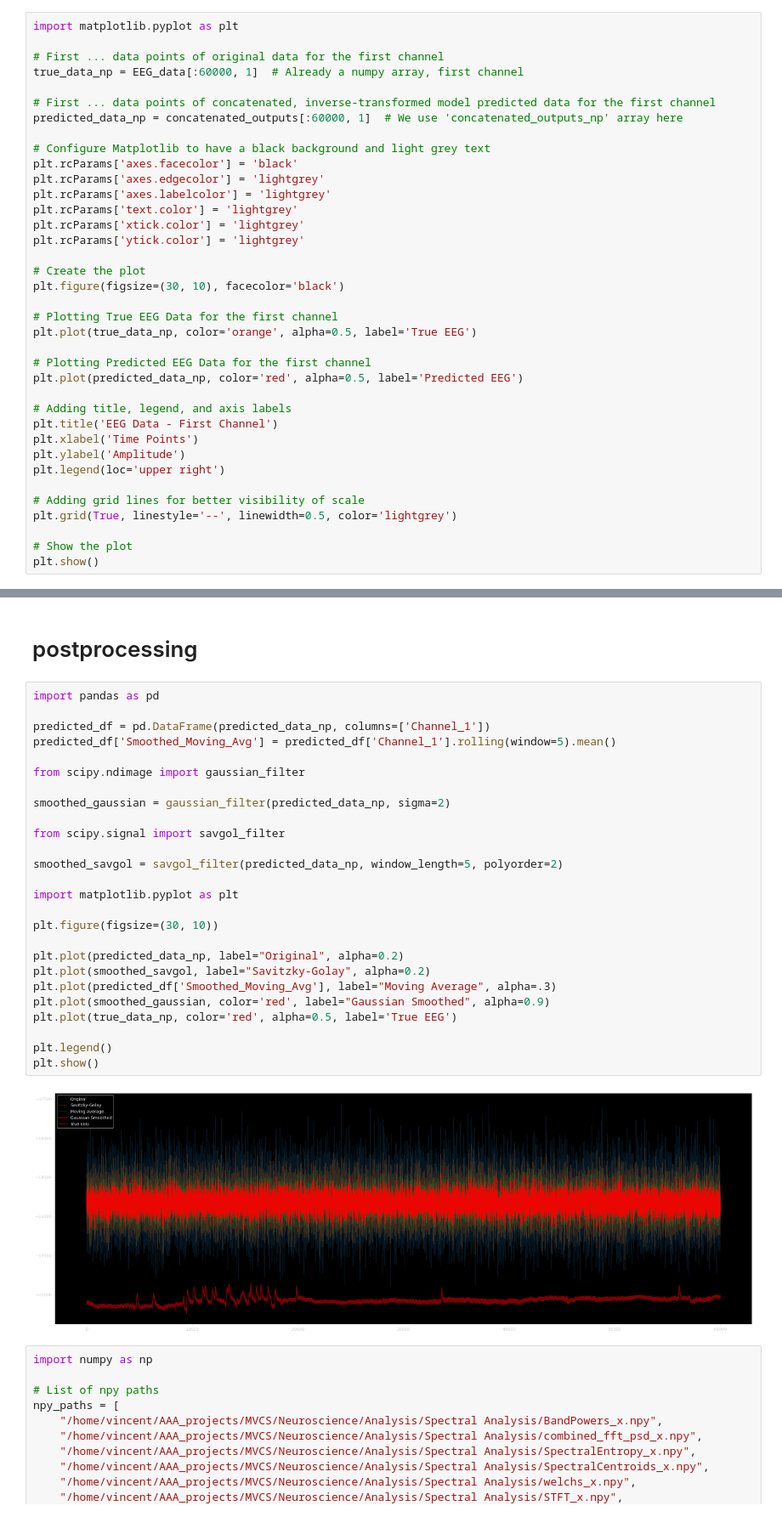
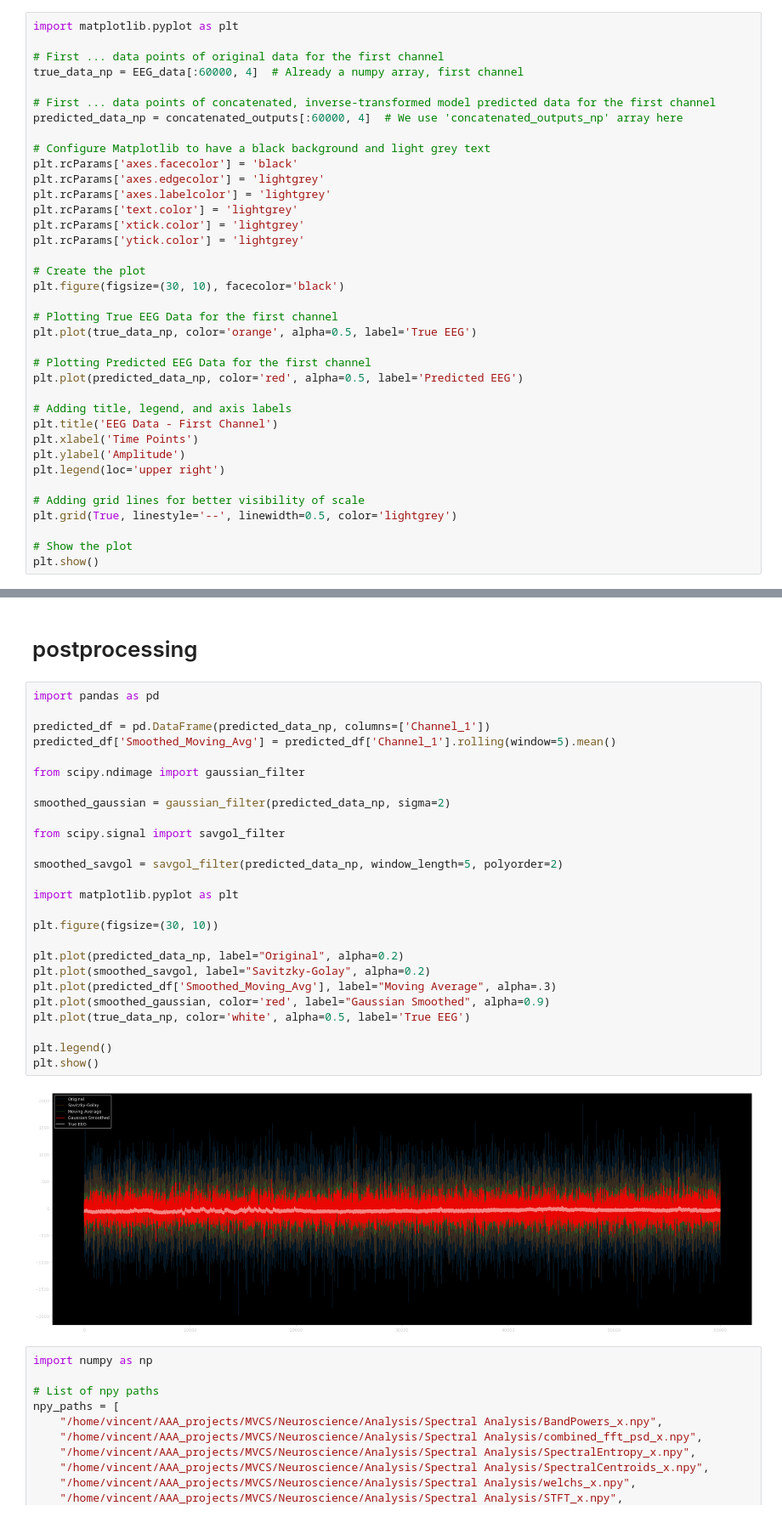
Before and after one commit to Metaverse-Crowdsource/Complete-Neural-Signal-Analysis, a Jupyter notebook: Neural Net.ipynb, the cells around one changed output, grey strips where cells are left out. Shown at 85% size. Saved outputs shown, nothing was run; the diff lists cells and outputs as text.

```diff
--- a/Neural Net.ipynb
+++ b/Neural Net.ipynb
@@ -1714,10 +1714,10 @@ First five rows of inverse-transformed model predicted data after concatenation:
 import matplotlib.pyplot as plt
 
 # First ... data points of original data for the first channel
-true_data_np = EEG_data[:60000, 1]  # Already a numpy array, first channel
+true_data_np = EEG_data[:60000, 4]  # Already a numpy array, first channel
 
 # First ... data points of concatenated, inverse-transformed model predicted data for the first channel
-predicted_data_np = concatenated_outputs[:60000, 1]  # We use 'concatenated_outputs_np' array here
+predicted_data_np = concatenated_outputs[:60000, 4]  # We use 'concatenated_outputs_np' array here
 
 # Configure Matplotlib to have a black background and light grey text
 plt.rcParams['axes.facecolor'] = 'black'
@@ -1754,31 +1754,31 @@ plt.show()
 # %%
 import pandas as pd
 
 predicted_df = pd.DataFrame(predicted_data_np, columns=['Channel_1'])
 predicted_df['Smoothed_Moving_Avg'] = predicted_df['Channel_1'].rolling(window=5).mean()
 
 from scipy.ndimage import gaussian_filter
 
 smoothed_gaussian = gaussian_filter(predicted_data_np, sigma=2)
 
 from scipy.signal import savgol_filter
 
 smoothed_savgol = savgol_filter(predicted_data_np, window_length=5, polyorder=2)
 
 import matplotlib.pyplot as plt
 
 plt.figure(figsize=(30, 10))
 
 plt.plot(predicted_data_np, label="Original", alpha=0.2)
 plt.plot(smoothed_savgol, label="Savitzky-Golay", alpha=0.2)
 plt.plot(predicted_df['Smoothed_Moving_Avg'], label="Moving Average", alpha=.3)
 plt.plot(smoothed_gaussian, color='red', label="Gaussian Smoothed", alpha=0.9)
-plt.plot(true_data_np, color='red', alpha=0.5, label='True EEG')
+plt.plot(true_data_np, color='white', alpha=0.5, label='True EEG')
 
 plt.legend()
 plt.show()
 # %% [output]
-[figure, old version]
+[figure, new version]
 # %%
 import numpy as np
 
```
Also changed, not shown: parts of 2 cells of this notebook.
